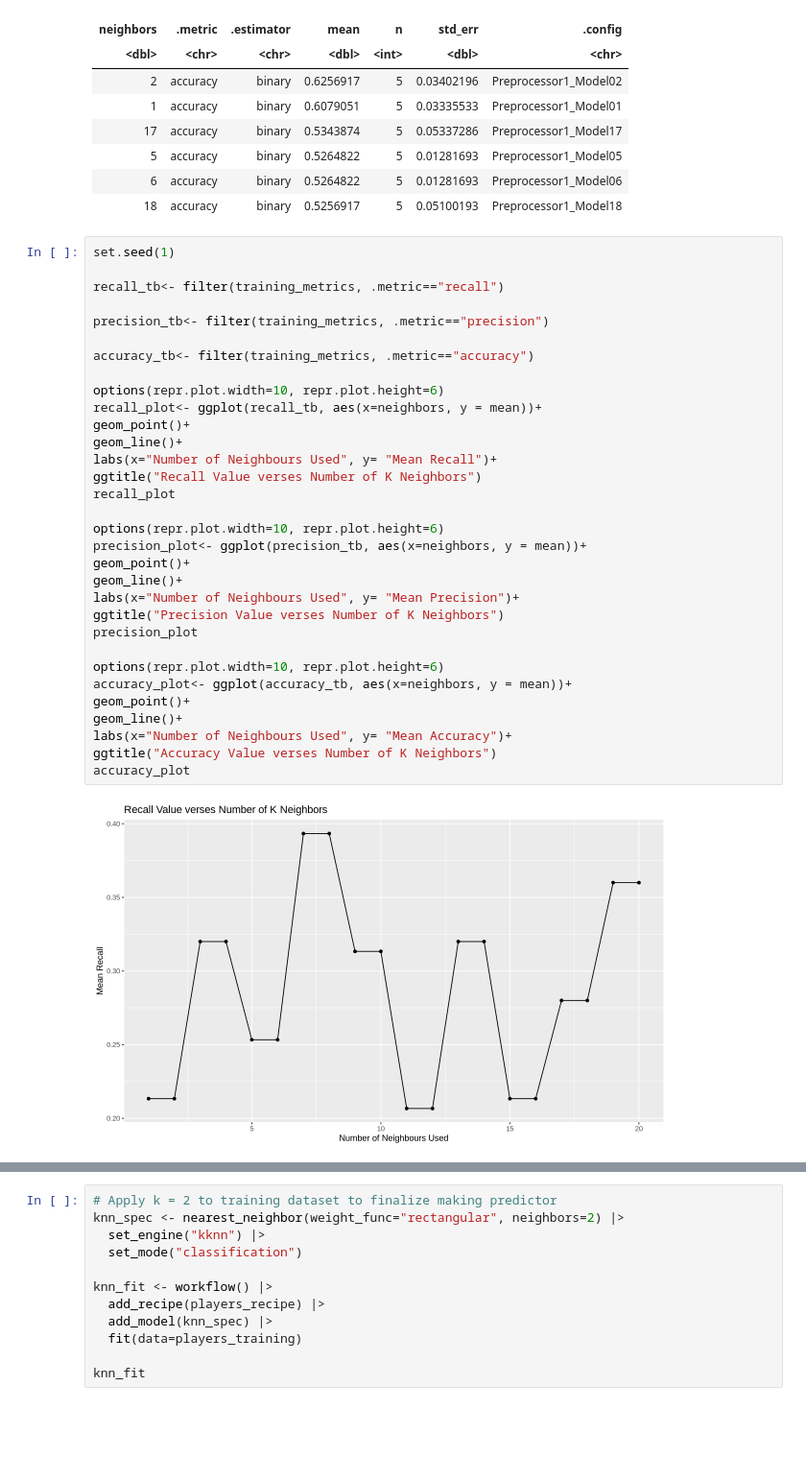
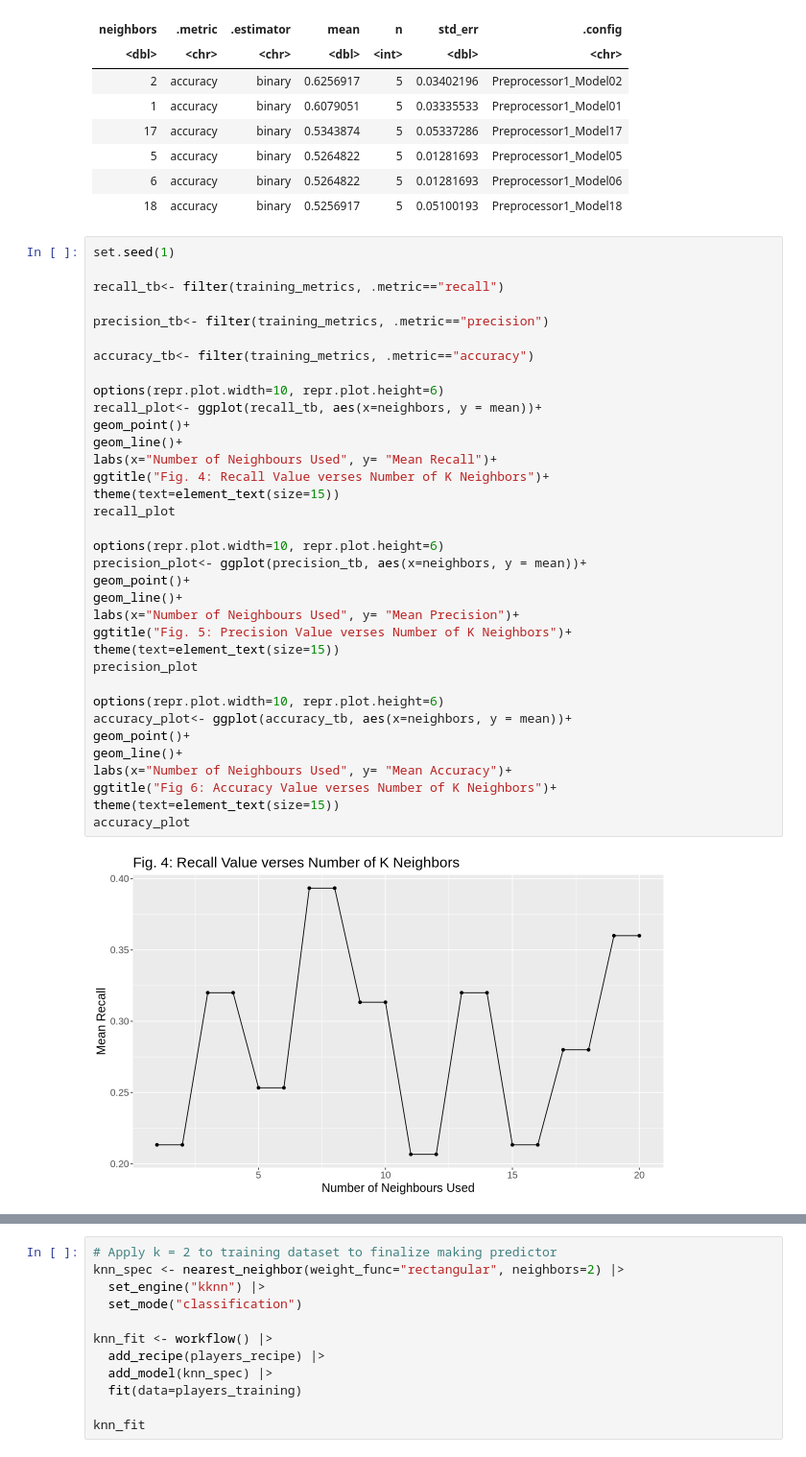
Before and after one commit to TW963/DSCI-100-Group-Project, a Jupyter notebook: Group15File.ipynb, the cells around one changed output, grey strips where cells are left out. Shown at 96% size. Saved outputs shown, nothing was run; the diff lists cells and outputs as text; blank space fills up the shorter version.

```diff
--- a/Group15File.ipynb
+++ b/Group15File.ipynb
@@ -227,34 +227,37 @@ A tibble: 6 × 7
 # %%
 set.seed(1)
 
 recall_tb<- filter(training_metrics, .metric=="recall")
 
 precision_tb<- filter(training_metrics, .metric=="precision")
 
 accuracy_tb<- filter(training_metrics, .metric=="accuracy")
 
 options(repr.plot.width=10, repr.plot.height=6)
 recall_plot<- ggplot(recall_tb, aes(x=neighbors, y = mean))+
 geom_point()+
 geom_line()+
 labs(x="Number of Neighbours Used", y= "Mean Recall")+
-ggtitle("Recall Value verses Number of K Neighbors")
+ggtitle("Fig. 4: Recall Value verses Number of K Neighbors")+
+theme(text=element_text(size=15))
 recall_plot
 
 options(repr.plot.width=10, repr.plot.height=6)
 precision_plot<- ggplot(precision_tb, aes(x=neighbors, y = mean))+
 geom_point()+
 geom_line()+
 labs(x="Number of Neighbours Used", y= "Mean Precision")+
-ggtitle("Precision Value verses Number of K Neighbors")
+ggtitle("Fig. 5: Precision Value verses Number of K Neighbors")+
+theme(text=element_text(size=15))
 precision_plot
 
 options(repr.plot.width=10, repr.plot.height=6)
 accuracy_plot<- ggplot(accuracy_tb, aes(x=neighbors, y = mean))+
 geom_point()+
 geom_line()+
 labs(x="Number of Neighbours Used", y= "Mean Accuracy")+
-ggtitle("Accuracy Value verses Number of K Neighbors")
+ggtitle("Fig 6: Accuracy Value verses Number of K Neighbors")+
+theme(text=element_text(size=15))
 accuracy_plot
 # %% [output]
-[figure, old version]
+[figure, new version]
```
Also changed, not shown: parts of 6 cells of this notebook.
